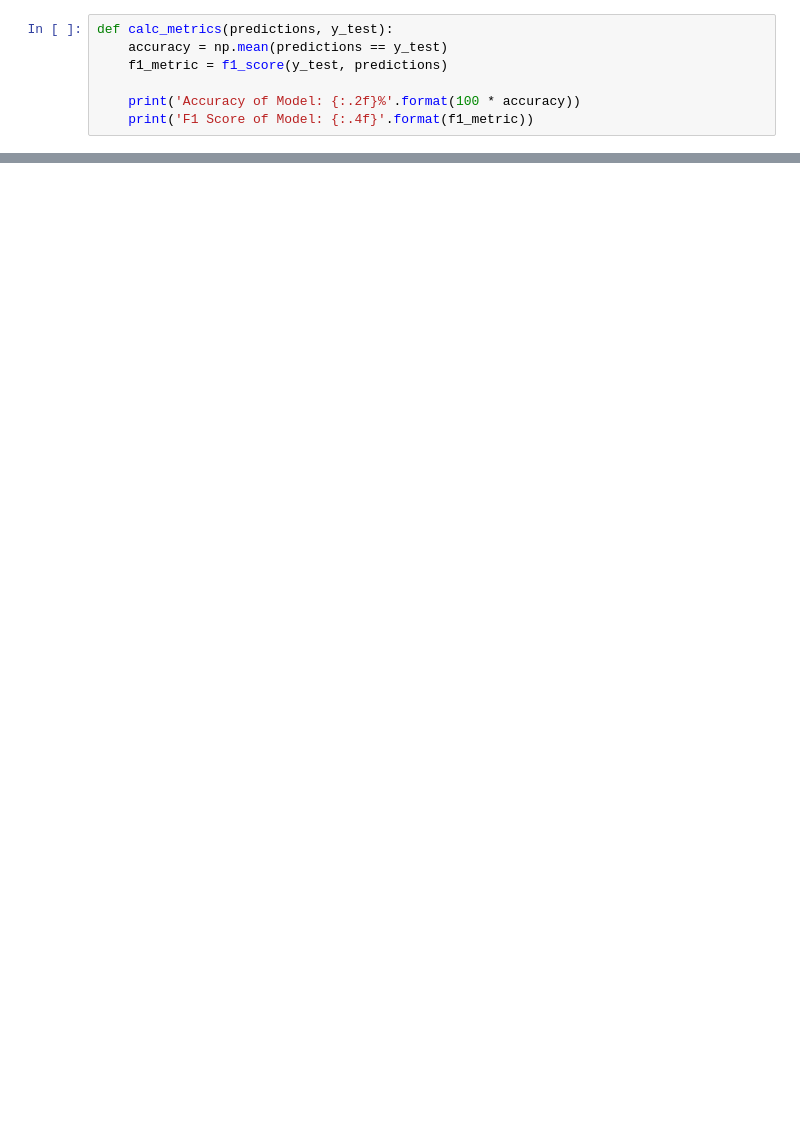
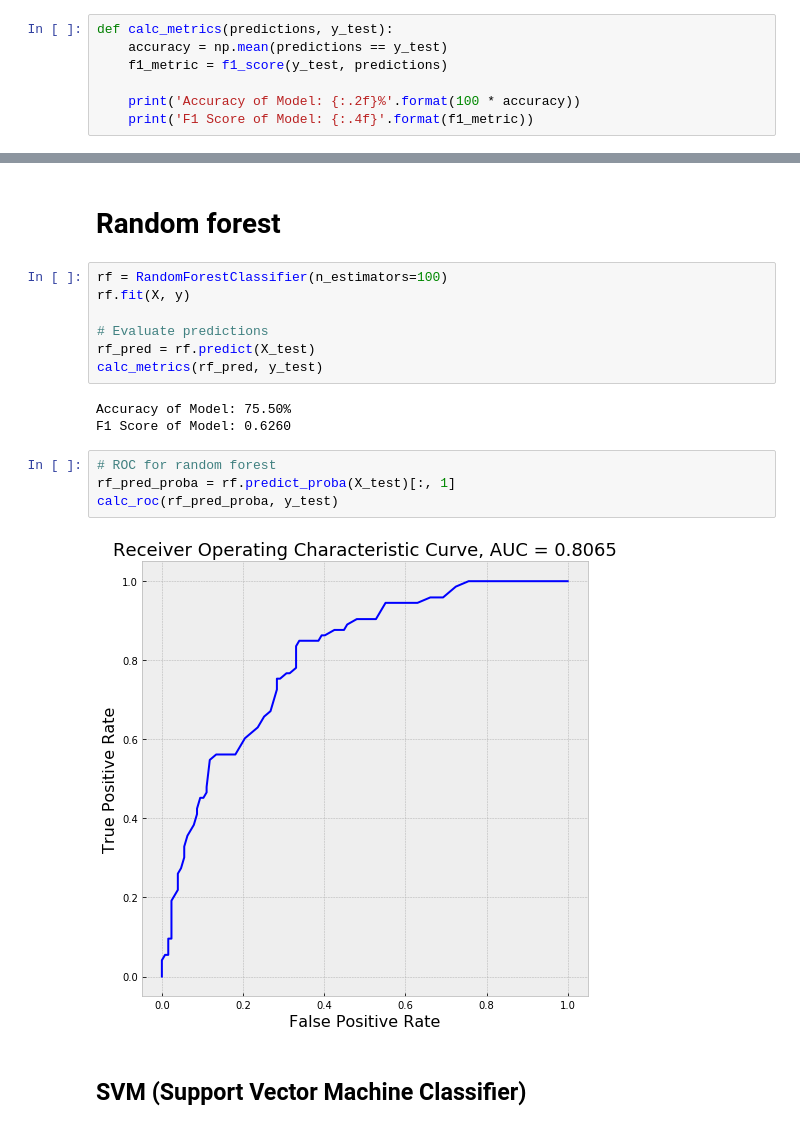
Before and after one commit to sidhant-guliani/bayesian_lin_regression_project, a Jupyter notebook: data_analysis_DiabetesDataset/DataAnalysis_diabetes.ipynb, the cells around one changed output, grey strips where cells are left out. Cells and saved outputs as stored; diff of their text form; blank space fills up the shorter version.

```diff
--- a/data_analysis_DiabetesDataset/DataAnalysis_diabetes.ipynb
+++ b/data_analysis_DiabetesDataset/DataAnalysis_diabetes.ipynb
@@ -229,0 +282,20 @@ lr.fit(X, y)
+# %% [markdown]
+# Random forest
+# %%
+rf = RandomForestClassifier(n_estimators=100)
+rf.fit(X, y)
+
+# Evaluate predictions
+rf_pred = rf.predict(X_test)
+calc_metrics(rf_pred, y_test)
+# %% [output]
+Accuracy of Model: 75.50%
+F1 Score of Model: 0.6260
+# %%
+# ROC for random forest
+rf_pred_proba = rf.predict_proba(X_test)[:, 1]
+calc_roc(rf_pred_proba, y_test)
+# %% [output]
+[figure, added]
+# %% [markdown]
+## SVM (Support Vector Machine Classifier)
```
Also changed, not shown: parts of 12 cells of this notebook, 1 other file.
